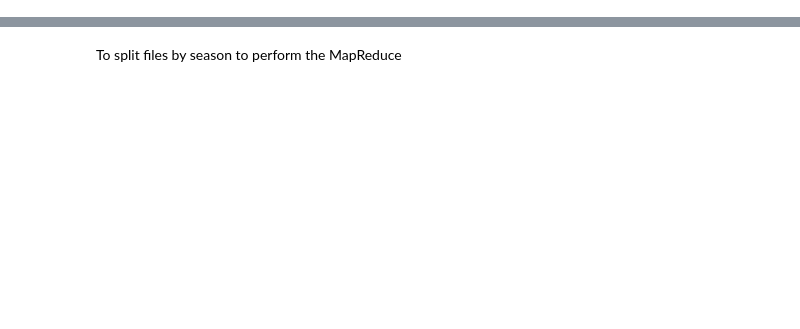
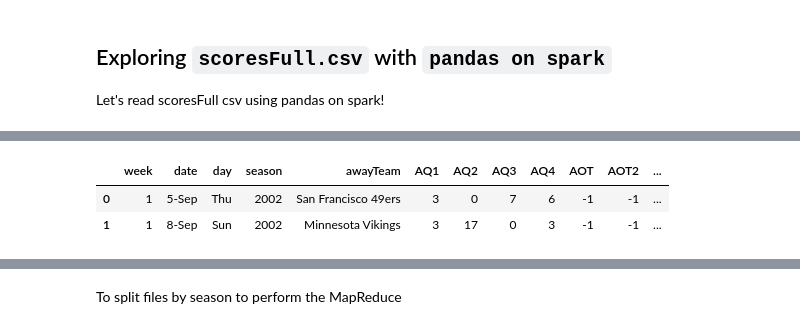
Before and after one commit to atbiggie/ST590-Project2, a Jupyter notebook: PartThree.ipynb, the cells around one changed output, grey strips where cells are left out. Saved outputs shown, nothing was run; the diff lists cells and outputs as text; code cells hidden in the pictures; blank space fills up the shorter version.

```diff
--- a/PartThree.ipynb
+++ b/PartThree.ipynb
@@ -5,12 +33,8 @@ In this section, we'll be using the `scoresFull.csv` data set and using `Spark`
+# %% [markdown]
+## Exploring `scoresFull.csv` with `pandas on spark`
+Let's read scoresFull csv using pandas on spark!
 # %%
-#Import models
-import os
-import sys
-os.environ['PYSPARK_PYTHON'] = sys.executable
-os.environ['PYSPARK_DRIVER_PYTHON'] = sys.executable
-from pyspark.sql import SparkSession
-import matplotlib.pyplot as plt
-import pandas as pd
-import pyspark.pandas as ps
-spark = SparkSession.builder.master('local[*]').getOrCreate()
+psdf_data = ps.read_csv('scoresFull.csv', sep=",")
+
+psdf_data.head(2)
 # %% [output]
@@ -17,0 +41,3 @@ WARNING:root:'PYARROW_IGNORE_TIMEZONE' environment variable was not set. It is r
+|  | week | date | day | season | awayTeam | AQ1 | AQ2 | AQ3 | AQ4 | AOT | AOT2 | ... |
+| 0 | 1 | 5-Sep | Thu | 2002 | San Francisco 49ers | 3 | 0 | 7 | 6 | -1 | -1 | ... |
+| 1 | 1 | 8-Sep | Sun | 2002 | Minnesota Vikings | 3 | 17 | 0 | 3 | -1 | -1 | ... |
```
Also changed, not shown: parts of 16 cells of this notebook, 1 other file.
